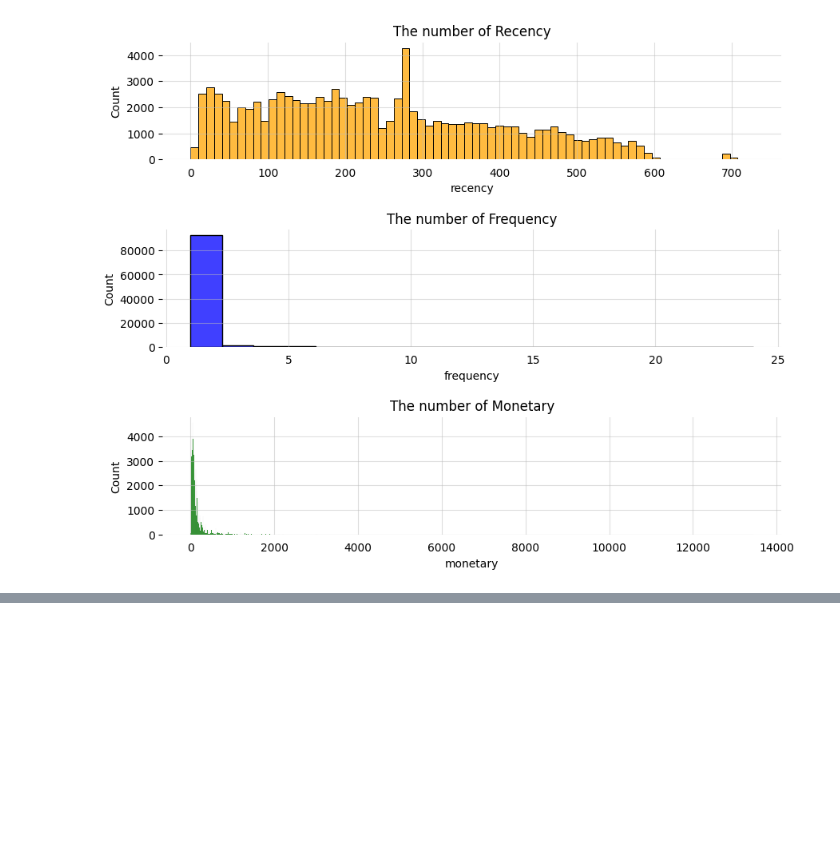
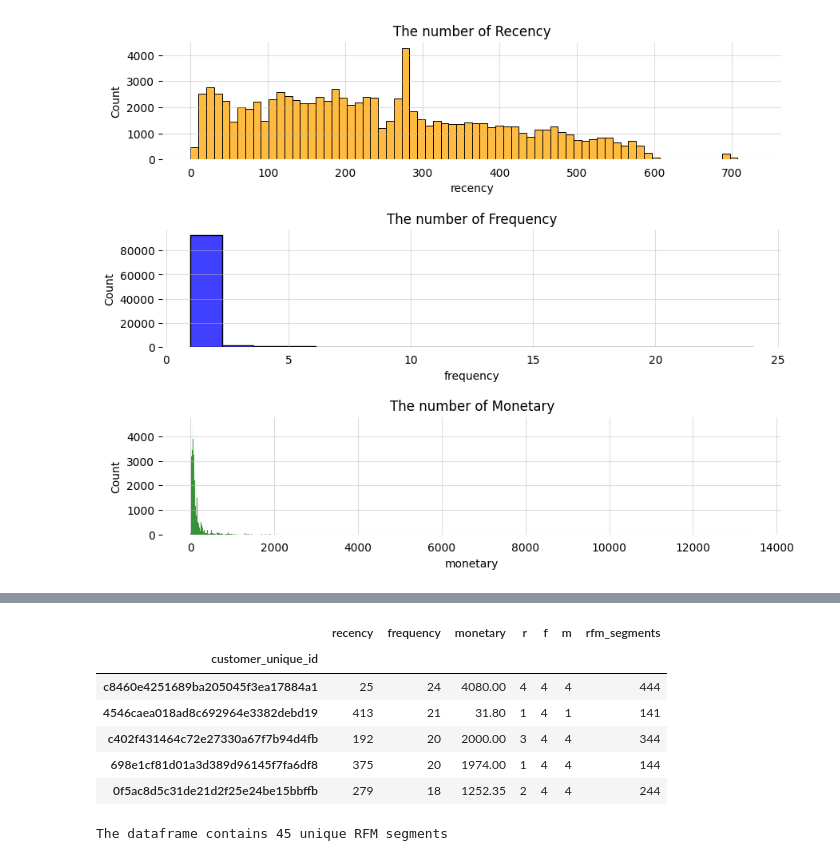
Before and after one commit to BernartGuddiny/eCommerce_project, a Jupyter notebook: project.ipynb, the cells around one changed output, grey strips where cells are left out. Drawn from its saved outputs; the diff is of its cells as text; code cells hidden in the pictures; blank space fills up the shorter version.

```diff
--- a/project.ipynb
+++ b/project.ipynb
@@ -543,0 +584,22 @@ plt.show()
+# %%
+# Creating an RFM segmentation column
+rfm['rfm_segments'] = rfm.apply(combine_rfm, axis=1)\
+                            .astype('int64')
+
+rfm.head()
+# %% [output]
+|  | recency | frequency | monetary | r | f | m | rfm_segments |
+| customer_unique_id |  |  |  |  |  |  |  |
+| c8460e4251689ba205045f3ea17884a1 | 25 | 24 | 4080.00 | 4 | 4 | 4 | 444 |
+| 4546caea018ad8c692964e3382debd19 | 413 | 21 | 31.80 | 1 | 4 | 1 | 141 |
+| c402f431464c72e27330a67f7b94d4fb | 192 | 20 | 2000.00 | 3 | 4 | 4 | 344 |
+| 698e1cf81d01a3d389d96145f7fa6df8 | 375 | 20 | 1974.00 | 1 | 4 | 4 | 144 |
+| 0f5ac8d5c31de21d2f25e24be15bbffb | 279 | 18 | 1252.35 | 2 | 4 | 4 | 244 |
+# %%
+rfm_num_uniq = rfm.groupby('rfm_segments')['rfm_segments']\
+                    .nunique()\
+                    .sum()
+
+print('The dataframe contains {} unique RFM segments'.format(rfm_num_uniq))
+# %% [output]
+The dataframe contains 45 unique RFM segments
```
Also changed, not shown: parts of 11 cells of this notebook.
